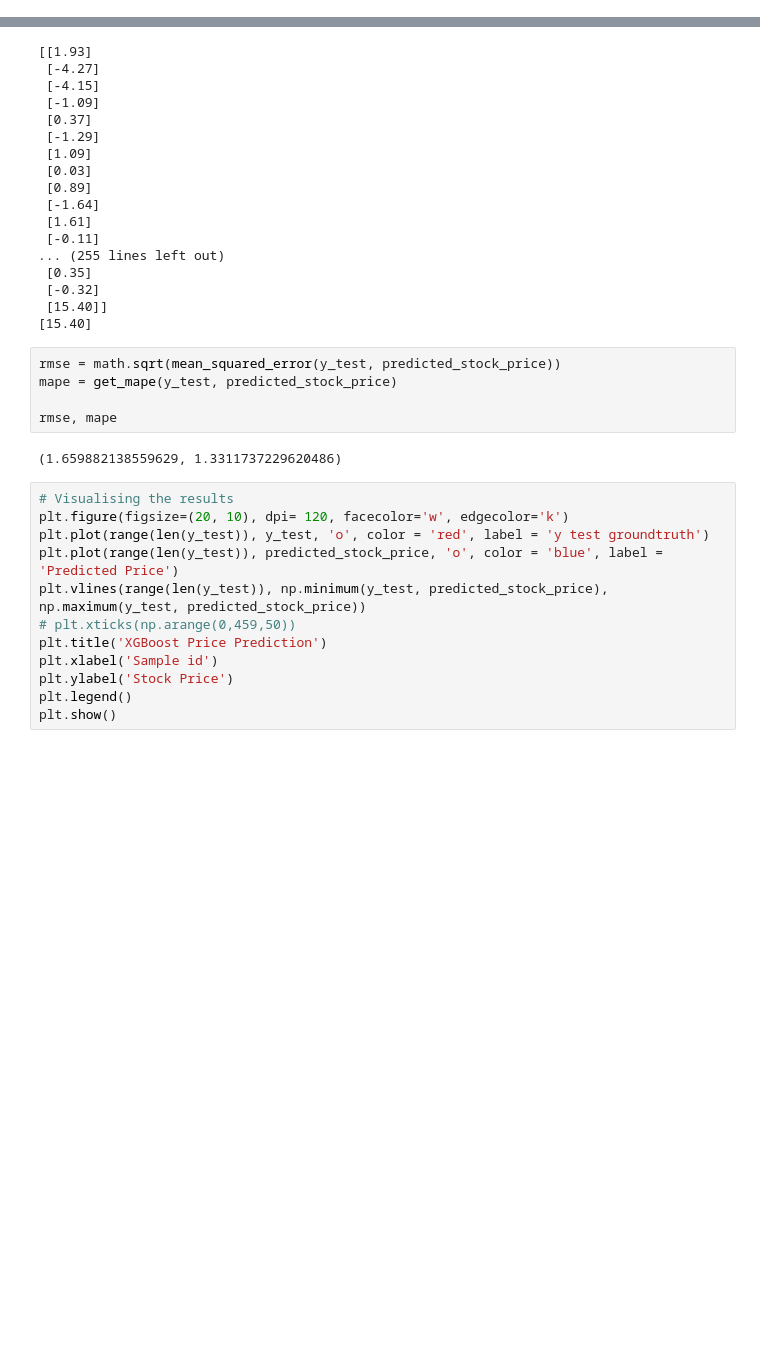
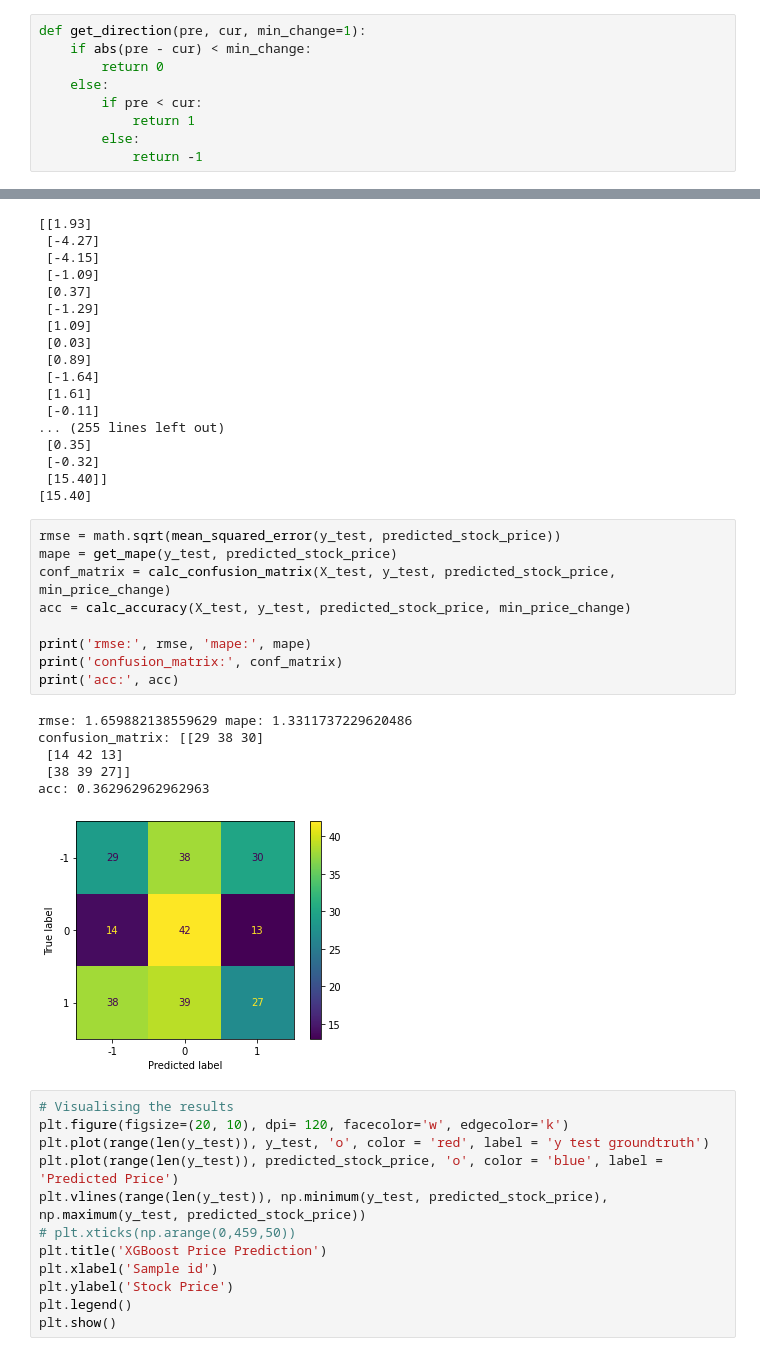
Before and after one commit to romqn1999/Predict-price-after-pattern, a Jupyter notebook: Predict_price_after_pattern.ipynb, the cells around one changed output, grey strips where cells are left out. Cells and saved outputs as stored; diff of their text form; blank space fills up the shorter version.

```diff
--- a/Predict_price_after_pattern.ipynb
+++ b/Predict_price_after_pattern.ipynb
@@ -226,3 +226,12 @@ INFO:tensorflow:Assets written to: LSTM_predict_price_pattern/assets
 INFO:tensorflow:Assets written to: LSTM_predict_price_pattern/assets
 # %% [markdown]
 ### Test model
+# %%
+def get_direction(pre, cur, min_change=1):
+    if abs(pre - cur) < min_change:
+        return 0
+    else:
+        if pre < cur:
+            return 1
+        else:
+            return -1
@@ -381,10 +439,19 @@ print(max(abs(y_test - predicted_stock_price)))
 # %%
 rmse = math.sqrt(mean_squared_error(y_test, predicted_stock_price))
 mape = get_mape(y_test, predicted_stock_price)
+conf_matrix = calc_confusion_matrix(X_test, y_test, predicted_stock_price, min_price_change)
+acc = calc_accuracy(X_test, y_test, predicted_stock_price, min_price_change)
 
-rmse, mape
+print('rmse:', rmse, 'mape:', mape)
+print('confusion_matrix:', conf_matrix)
+print('acc:', acc)
 # %% [output]
-(1.659882138559629, 1.3311737229620486)
+rmse: 1.659882138559629 mape: 1.3311737229620486
+confusion_matrix: [[29 38 30]
+ [14 42 13]
+ [38 39 27]]
+acc: 0.362962962962963
+[figure, added]
 # %%
 # Visualising the results
 plt.figure(figsize=(20, 10), dpi= 120, facecolor='w', edgecolor='k')
```
Also changed, not shown: parts of 10 cells of this notebook.
